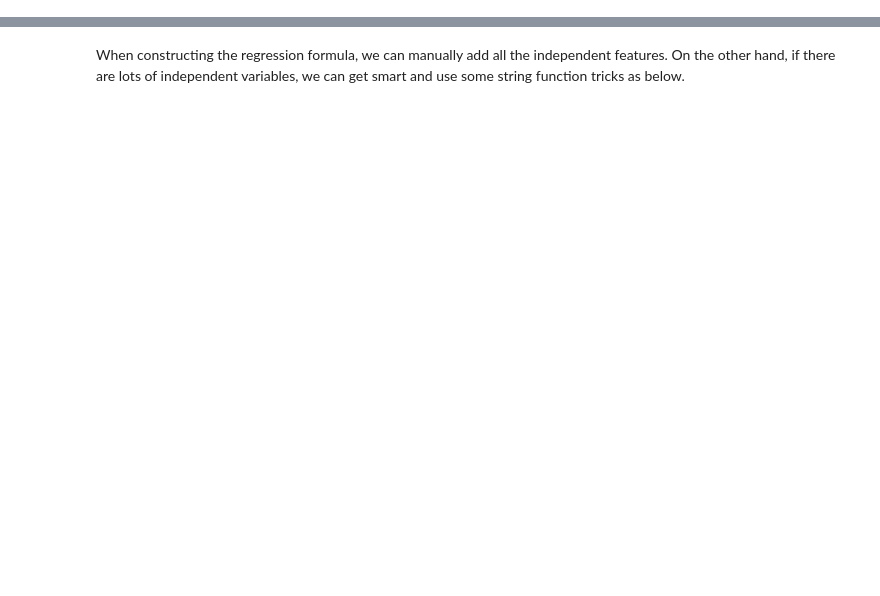
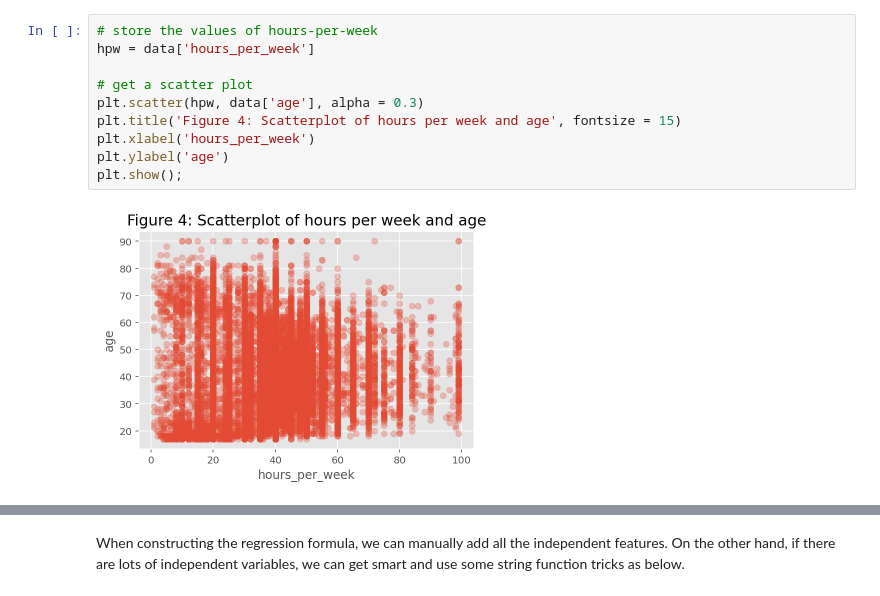
Before and after one commit to Jobi060704/Predicting-Diamond-Prices-RMIT, a Jupyter notebook: regression_case_study_predicting_age_in_census_data.ipynb, the cells around one changed output, grey strips where cells are left out. Drawn from its saved outputs; the diff is of its cells as text; blank space fills up the shorter version.

```diff
--- a/regression_case_study_predicting_age_in_census_data.ipynb
+++ b/regression_case_study_predicting_age_in_census_data.ipynb
@@ -0,0 +511,12 @@
+# %%
+# store the values of hours-per-week
+hpw = data['hours_per_week']
+
+# get a scatter plot
+plt.scatter(hpw, data['age'], alpha = 0.3)
+plt.title('Figure 4: Scatterplot of hours per week and age', fontsize = 15)
+plt.xlabel('hours_per_week')
+plt.ylabel('age')
+plt.show();
+# %% [output]
+[figure, added]
```
Also changed, not shown: parts of 79 cells of this notebook.
